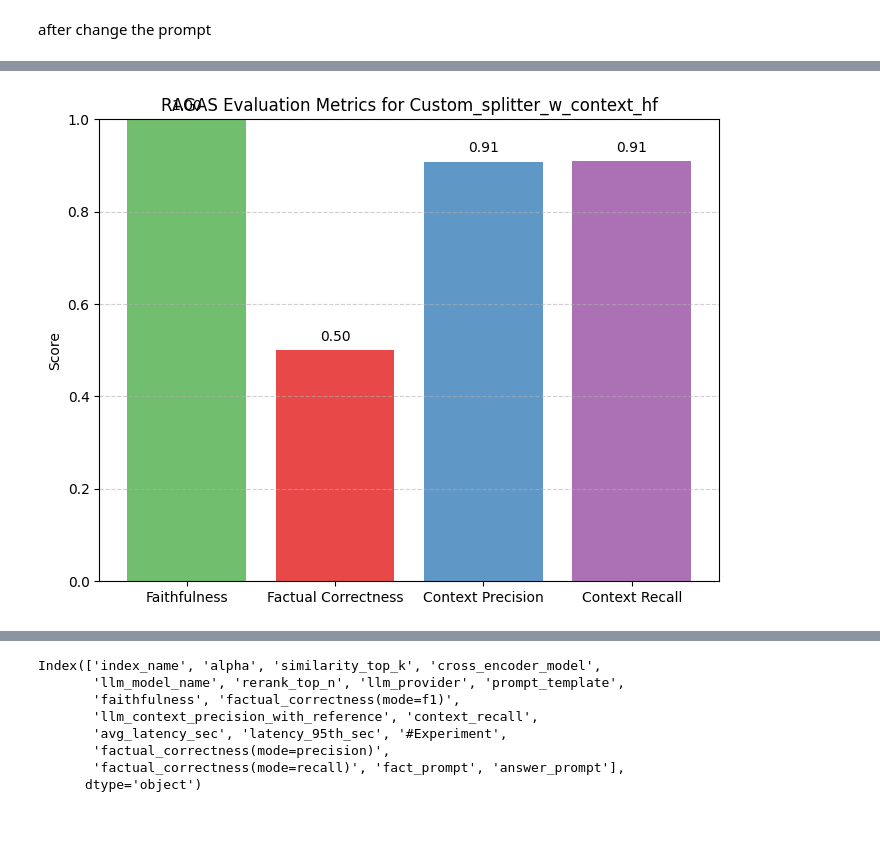
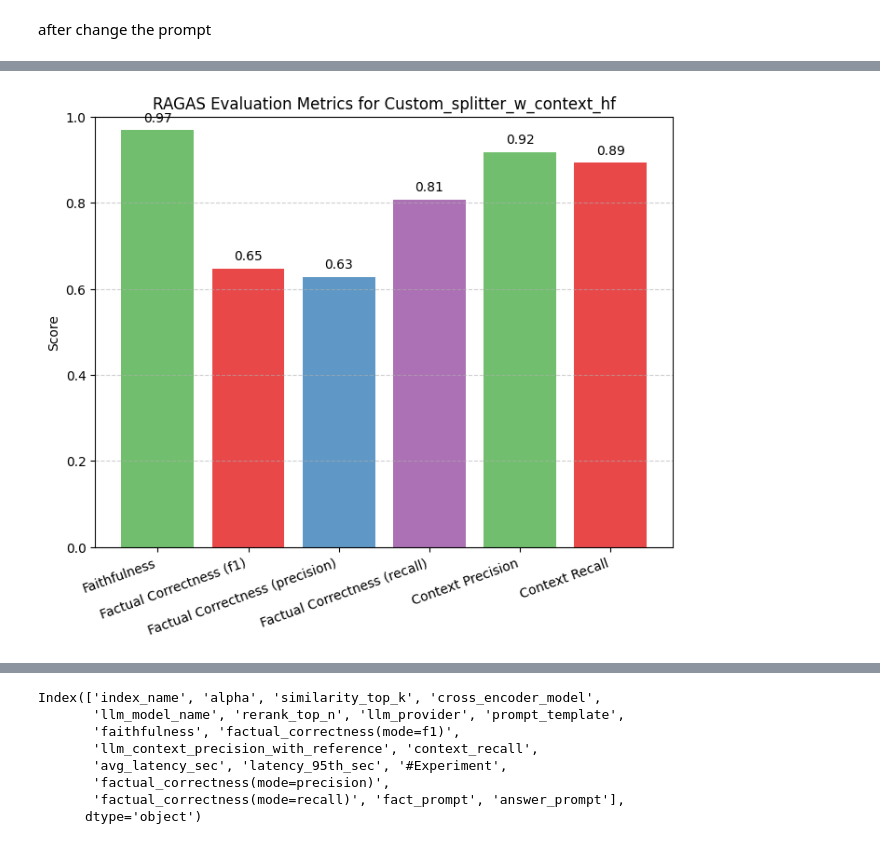
Before and after one commit to ATTIC-TOURS/rag, a Jupyter notebook: rag_experiments_analysis.ipynb, the cells around one changed output, grey strips where cells are left out. Drawn from its saved outputs; the diff is of its cells as text; code cells hidden in the pictures.

Commit message:
add rag experiment results

```diff
--- a/rag_experiments_analysis.ipynb
+++ b/rag_experiments_analysis.ipynb
@@ -37,13 +57,11 @@ array(['Normal_splitter_hf', 'Normal_splitter_openai',
        'Custom_splitter_w_context_hf', 'Custom_splitter_w_context_openai'],
       dtype=object)
 # %%
-import matplotlib.pyplot as plt
-
 plt.figure(figsize=(8,6))
 
 # Plot each index_name as a separate color
-for name in df["index_name"].unique():
-    subset = df[df["index_name"] == name]
+for name in experiments["index_name"].unique():
+    subset = experiments[experiments["index_name"] == name]
     plt.scatter(
         subset["context_recall"],
         subset["llm_context_precision_with_reference"],
@@ -67,15 +140,15 @@ plt.show()
 # Q2. What to optimize?
 # %%
 # conditions
-custom_splitter_hf = df['index_name'] == 'Custom_splitter_w_context_hf'
-context_recall_condition = df['context_recall'] > 0.8
-context_precision_condition = df['llm_context_precision_with_reference'] > 0.9
+custom_splitter_hf = experiments['index_name'] == 'Custom_splitter_w_context_hf'
+context_recall_condition = experiments['context_recall'] > 0.8
+context_precision_condition = experiments['llm_context_precision_with_reference'] > 0.9
 
-df["#Experiment"] = df["#Experiment"].fillna(1)
-target_df = df[df["#Experiment"] == 1]
+experiments["#Experiment"] = experiments["#Experiment"].fillna(1)
+target_df = experiments[experiments["#Experiment"] == 1]
 
 result = target_df[custom_splitter_hf & context_recall_condition & context_precision_condition]
-pprint(best_overall(result).to_dict())
+pprint(best_overall(result, metric="context_recall").to_dict())
 # %% [output]
 {'#Experiment': 1.0,
  'alpha': 1.0,
@@ -97,5 +170,4 @@ pprint(best_overall(result).to_dict())
 # %%
-import matplotlib.pyplot as plt
 from mpl_toolkits.mplot3d import Axes3D
 
 # Create figure
@@ -103,11 +175,11 @@ fig = plt.figure(figsize=(10, 8))
 ax = fig.add_subplot(111, projection='3d')
 
 # Assign each index_name a color
-index_names = df["index_name"].unique()
+index_names = experiments["index_name"].unique()
 colors = plt.cm.tab10(range(len(index_names)))  # up to 10 unique colors
 
 for i, name in enumerate(index_names):
-    subset = df[df["index_name"] == name]
+    subset = experiments[experiments["index_name"] == name]
     ax.scatter(
         subset["context_recall"],
         subset["llm_context_precision_with_reference"],
@@ -127,7 +199,7 @@ ax.set_xlim(0, 1)
 ax.set_ylim(0, 1)
 ax.set_zlim(0, 1)
 
-plt.title("3D Plot: Recall vs Precision vs Factual Correctness")
+plt.title("Recall vs Precision vs Factual Correctness")
 ax.legend(title="Index Name", bbox_to_anchor=(1.05, 1), loc='upper left')  # legend outside
 
 plt.show()
@@ -175,3 +249,4 @@ Index(['index_name', 'alpha', 'similarity_top_k', 'cross_encoder_model',
       dtype='object')
 # %%
-after_change = df[df["#Experiment"] == 3]
+after_change = experiments[experiments["#Experiment"] == 17]
+after_change.to_dict()
@@ -178,29 +271,32 @@ after_change = df[df["#Experiment"] == 3]
 # %%
 result_params = best_overall(after_change).to_dict()
 
 # Your metrics dictionary
 metrics = {
     "Faithfulness": result_params['faithfulness'],
-    "Factual Correctness": result_params['factual_correctness(mode=f1)'],
+    "Factual Correctness (f1)": result_params['factual_correctness(mode=f1)'],
+    "Factual Correctness (precision)": result_params['factual_correctness(mode=precision)'],
+    "Factual Correctness (recall)": result_params['factual_correctness(mode=recall)'],
     "Context Precision": result_params['llm_context_precision_with_reference'],
     "Context Recall": result_params['context_recall']
 }
 
 # Bar plot
 plt.figure(figsize=(8,6))
 plt.bar(metrics.keys(), metrics.values(), color=["#4daf4a", "#e41a1c", "#377eb8", "#984ea3"], alpha=0.8)
 
 plt.title("RAGAS Evaluation Metrics for Custom_splitter_w_context_hf")
 plt.ylabel("Score")
 plt.ylim(0, 1)  # since all metrics are proportions
 plt.grid(axis="y", linestyle="--", alpha=0.6)
+plt.xticks(rotation=20, ha="right")
 
 # Annotate values on top of bars
 for i, (metric, value) in enumerate(metrics.items()):
     plt.text(i, value + 0.02, f"{value:.2f}", ha="center", fontsize=10)
 
 plt.show()
 # %% [output]
-[figure, old version]
+[figure, new version]
 # %%
 after_change = df[df["#Experiment"] == 4]
```
Also changed, not shown: parts of 16 cells of this notebook, 6 other files.
